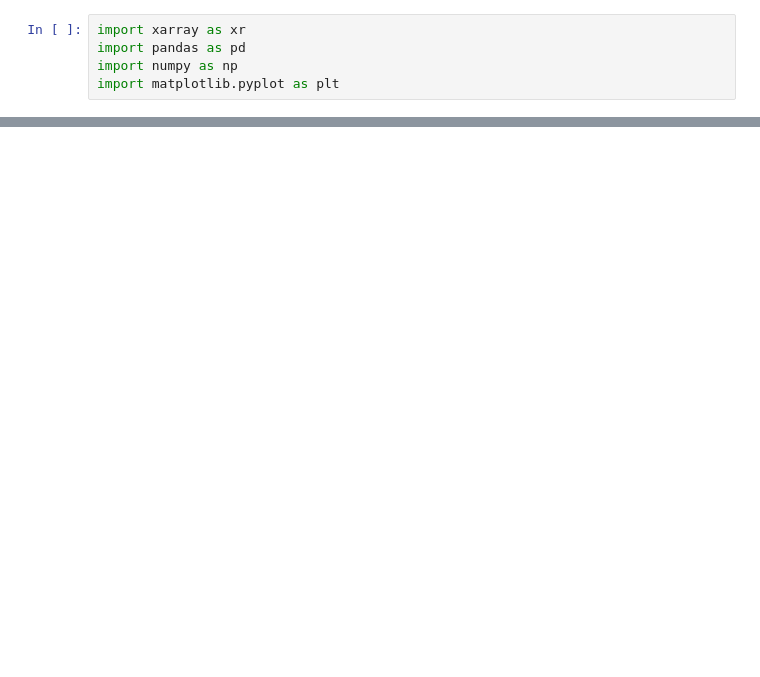
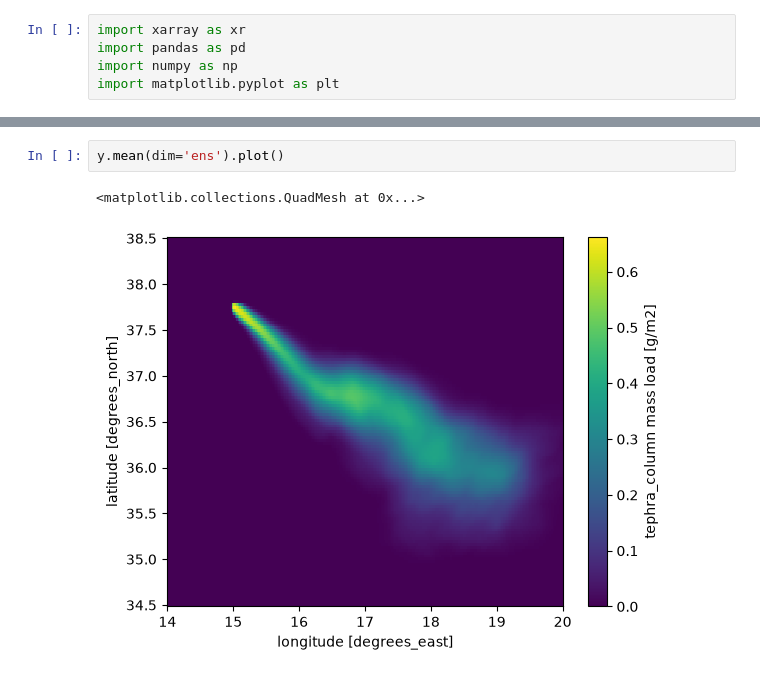
Before and after one commit to lmingari/egusphere-2025-6097-etna, a Jupyter notebook: histogram.ipynb, the cells around one changed output, grey strips where cells are left out. Drawn from its saved outputs; the diff is of its cells as text; blank space fills up the shorter version.

```diff
--- a/histogram.ipynb
+++ b/histogram.ipynb
@@ -63,0 +52,5 @@ y.isel(ens=50).plot()
+# %%
+y.mean(dim='ens').plot()
+# %% [output]
+<matplotlib.collections.QuadMesh at 0x...>
+[figure, added]
```
Also changed, not shown: parts of 14 cells of this notebook, 12 other files.
